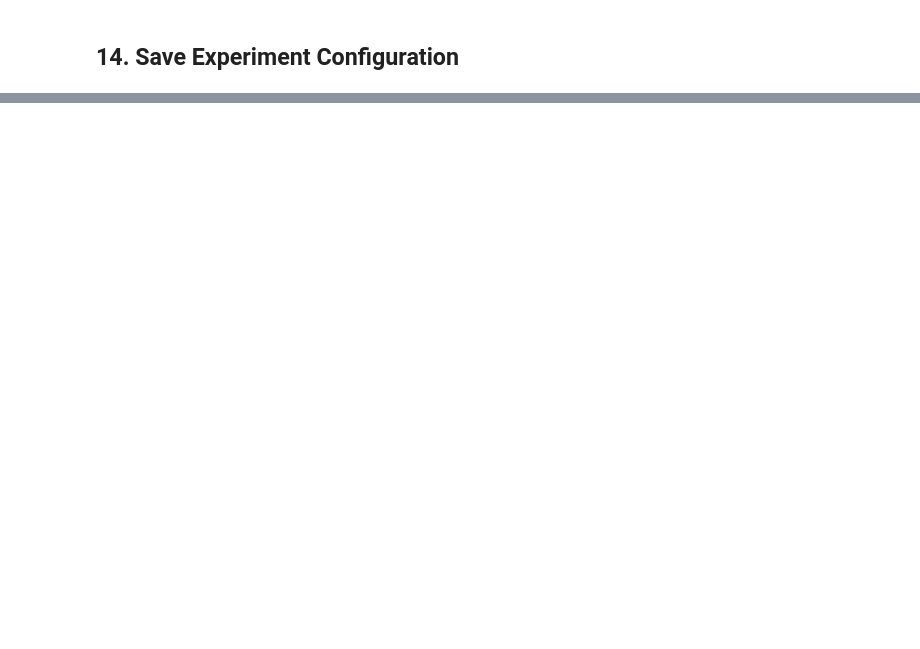
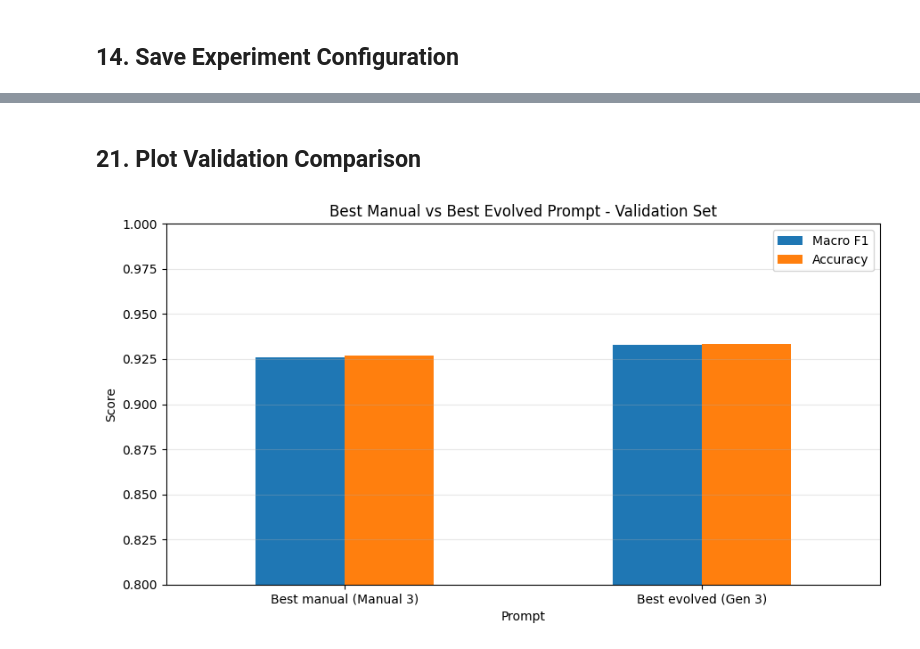
Before and after one commit to sarrazer24/evolutionary-prompt-optimization, a Jupyter notebook: notebooks/05_genetic_algorithm_experiment.ipynb, the cells around one changed output, grey strips where cells are left out. Drawn from its saved outputs; the diff is of its cells as text; code cells hidden in the pictures; blank space fills up the shorter version.

```diff
--- a/notebooks/05_genetic_algorithm_experiment.ipynb
+++ b/notebooks/05_genetic_algorithm_experiment.ipynb
@@ -544,0 +665,27 @@ print("\nExperiment completed successfully.")
+# %%
+validation_comparison = pd.DataFrame([
+    metrics_row(f"Best manual ({best_manual_name})", "Manual", manual_val_res),
+    metrics_row(EVOLVED_NAME, "Evolved", evolved_val_res),
+])
+
+display(validation_comparison)
+
+validation_comparison.to_csv(OUTPUT_DIR / "prompt_comparison_validation.csv", index=False)
+
+manual_val_f1 = float(validation_comparison.loc[0, "macro_f1"])
+evolved_val_f1 = float(validation_comparison.loc[1, "macro_f1"])
+val_difference = evolved_val_f1 - manual_val_f1
+
+print("=" * 55)
+print("VALIDATION SET: BEST MANUAL VS EVOLVED")
+print("=" * 55)
+print(f"Best manual Macro F1: {manual_val_f1:.4f}")
+print(f"Evolved Macro F1:     {evolved_val_f1:.4f}")
+print(f"Difference:           {val_difference:+.4f} ({val_difference * 100:+.2f} points)")
+
+if val_difference > 0:
+    print("\nThe evolved prompt scored higher on validation.")
+elif val_difference < 0:
+    print("\nThe best manual prompt scored higher on validation.")
+else:
+    print("\nBoth prompts achieved the same validation Macro F1.")
@@ -544,0 +704,17 @@ print("\nExperiment completed successfully.")
+# %% [markdown]
+## 21. Plot Validation Comparison
+# %%
+plot_df = validation_comparison.set_index("prompt_name")[["macro_f1", "accuracy"]]
+
+ax = plot_df.plot(kind="bar", figsize=(9, 5), ylim=(0.8, 1.0), rot=0)
+ax.set_title("Best Manual vs Best Evolved Prompt - Validation Set")
+ax.set_ylabel("Score")
+ax.set_xlabel("Prompt")
+ax.legend(["Macro F1", "Accuracy"])
+ax.grid(axis="y", alpha=0.3)
+plt.tight_layout()
+
+plt.savefig(OUTPUT_DIR / "validation_comparison.png", dpi=300, bbox_inches="tight")
+plt.show()
+# %% [output]
+[figure, added]
```
Also changed, not shown: parts of 41 cells of this notebook, 1 other file.
